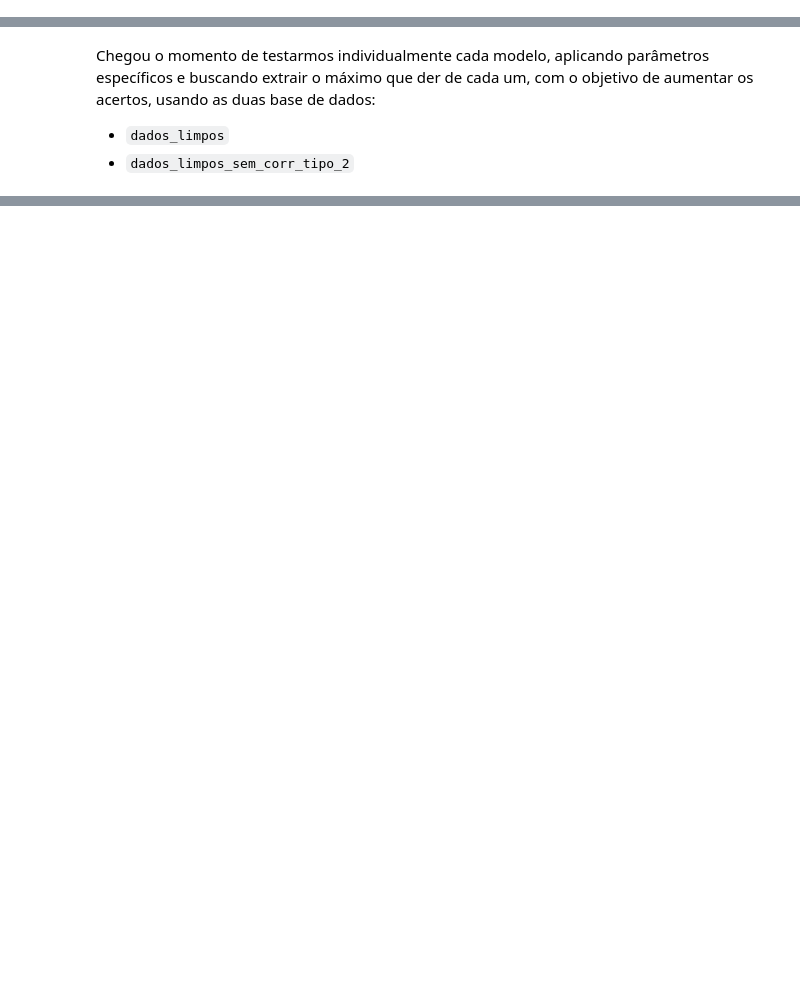
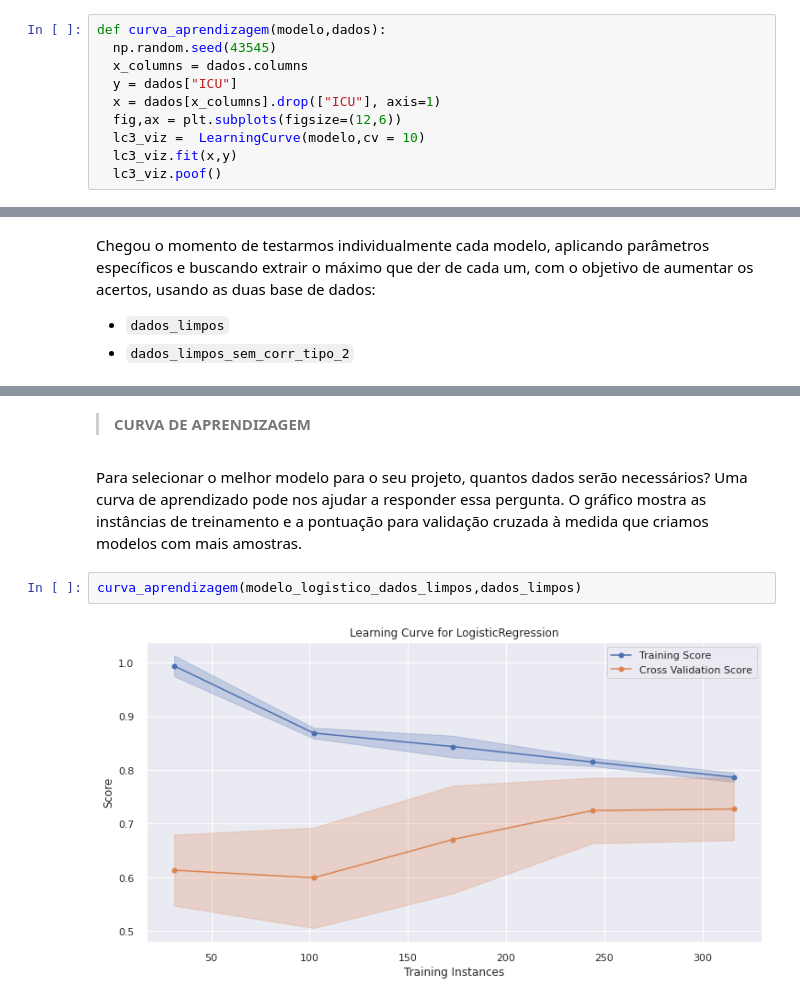
Before and after one commit to MatheusOrange211/Sirio_Libanes_ICU_Prediction, a Jupyter notebook: 2_Implementação_de_Modelos.ipynb, the cells around one changed output, grey strips where cells are left out. Saved outputs shown, nothing was run; the diff lists cells and outputs as text; blank space fills up the shorter version.

```diff
--- a/2_Implementação_de_Modelos.ipynb
+++ b/2_Implementação_de_Modelos.ipynb
@@ -210,3 +340,13 @@ def rodar_varios_modelos(dataset):
+# %%
+def curva_aprendizagem(modelo,dados):
+  np.random.seed(43545)
+  x_columns = dados.columns
+  y = dados["ICU"]
+  x = dados[x_columns].drop(["ICU"], axis=1)
+  fig,ax = plt.subplots(figsize=(12,6))
+  lc3_viz =  LearningCurve(modelo,cv = 10)
+  lc3_viz.fit(x,y)
+  lc3_viz.poof()
 # %% [markdown]
 # PREPARANDO O DATAFRAME
 # %% [markdown]
@@ -645,0 +845,8 @@ Chegou o momento de testarmos individualmente cada modelo, aplicando parâmetros
+# %% [markdown]
+>**CURVA DE APRENDIZAGEM**
+# %% [markdown]
+Para selecionar o melhor modelo para o seu projeto, quantos dados serão necessários? Uma curva de aprendizado pode nos ajudar a responder essa pergunta. O gráfico mostra as instâncias de treinamento e a pontuação para validação cruzada à medida que criamos modelos com mais amostras.
+# %%
+curva_aprendizagem(modelo_logistico_dados_limpos,dados_limpos)
+# %% [output]
+[figure, added]
```
Also changed, not shown: parts of 116 cells of this notebook.
